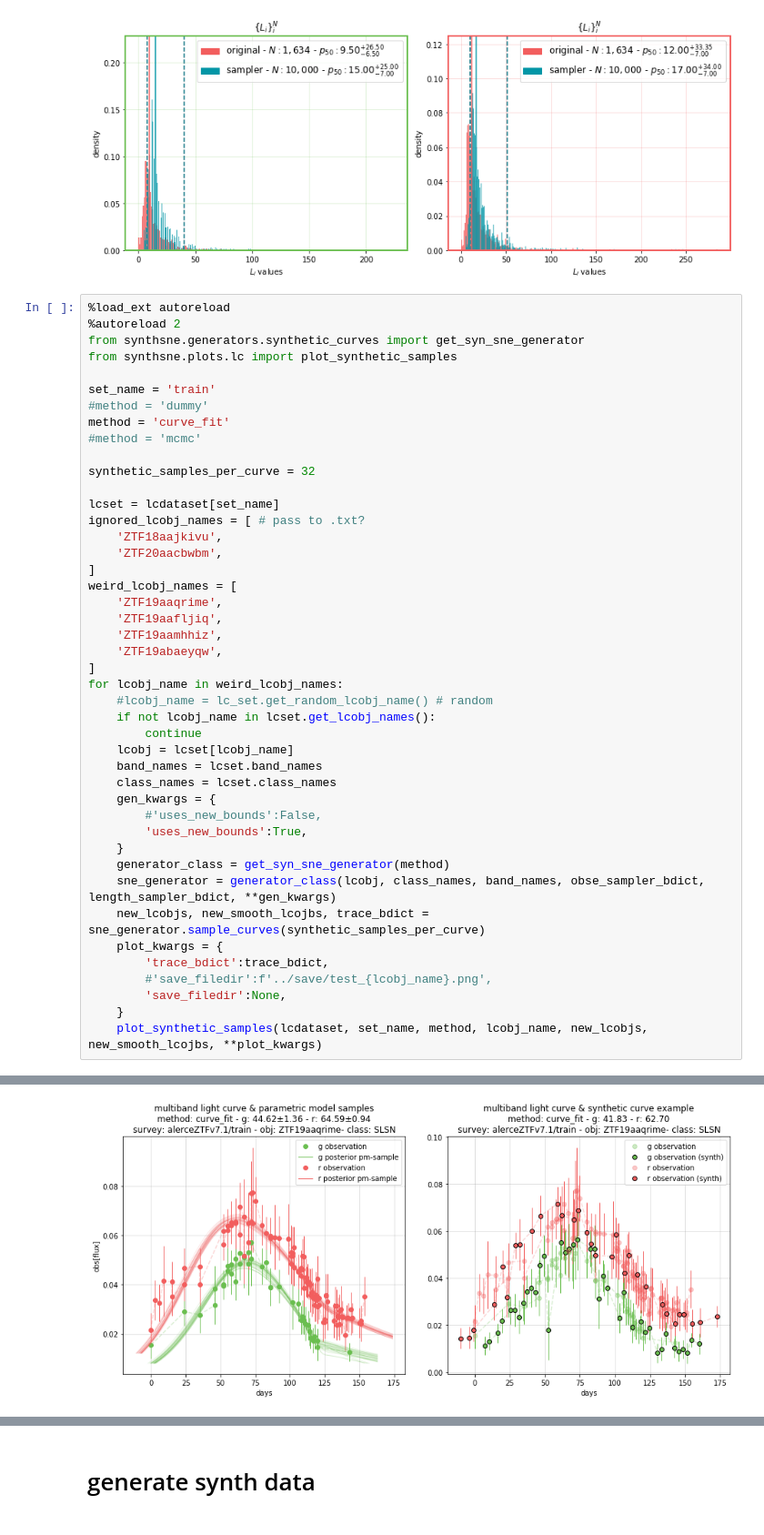
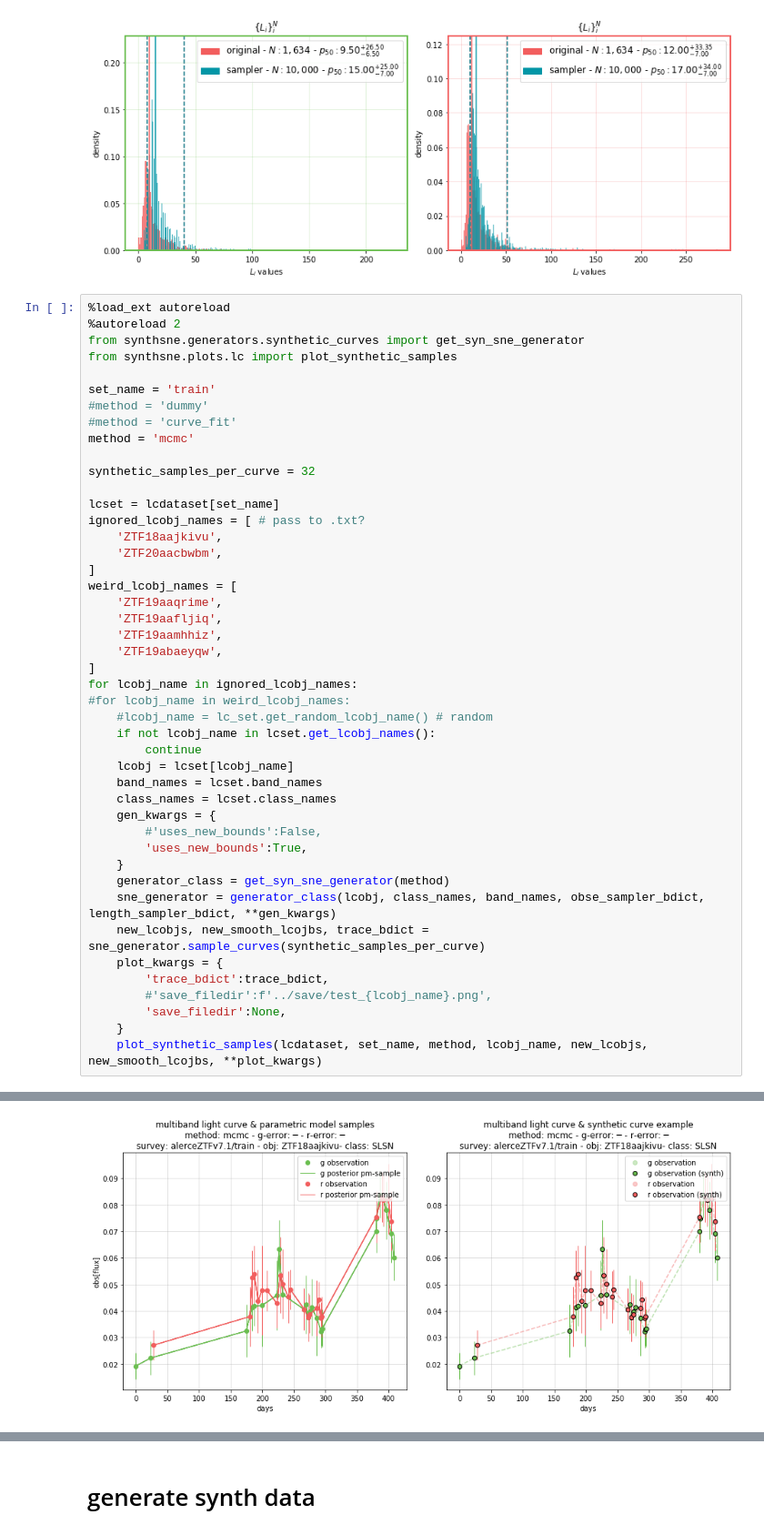
Before and after one commit to oscarpimentel/sne-lightcurves-synthetic, a Jupyter notebook: experiments/create_parametric_model_dataset.ipynb, the cells around one changed output, grey strips where cells are left out. Shown at 91% size. Drawn from its saved outputs; the diff is of its cells as text.

```diff
--- a/experiments/create_parametric_model_dataset.ipynb
+++ b/experiments/create_parametric_model_dataset.ipynb
@@ -102,8 +102,8 @@ from synthsne.plots.lc import plot_synthetic_samples
 
 set_name = 'train'
 #method = 'dummy'
-method = 'curve_fit'
-#method = 'mcmc'
+#method = 'curve_fit'
+method = 'mcmc'
 
 synthetic_samples_per_curve = 32
 
@@ -113,32 +113,33 @@ ignored_lcobj_names = [ # pass to .txt?
     'ZTF20aacbwbm',
 ]
 weird_lcobj_names = [
     'ZTF19aaqrime',
     'ZTF19aafljiq',
     'ZTF19aamhhiz',
     'ZTF19abaeyqw',
 ]
-for lcobj_name in weird_lcobj_names:
+for lcobj_name in ignored_lcobj_names:
+#for lcobj_name in weird_lcobj_names:
     #lcobj_name = lc_set.get_random_lcobj_name() # random
     if not lcobj_name in lcset.get_lcobj_names():
         continue
     lcobj = lcset[lcobj_name]
     band_names = lcset.band_names
     class_names = lcset.class_names
     gen_kwargs = {
         #'uses_new_bounds':False,
         'uses_new_bounds':True,
     }
     generator_class = get_syn_sne_generator(method)
     sne_generator = generator_class(lcobj, class_names, band_names, obse_sampler_bdict, length_sampler_bdict, **gen_kwargs)
     new_lcobjs, new_smooth_lcojbs, trace_bdict = sne_generator.sample_curves(synthetic_samples_per_curve)
     plot_kwargs = {
         'trace_bdict':trace_bdict,
         #'save_filedir':f'../save/test_{lcobj_name}.png',
         'save_filedir':None,
     }
     plot_synthetic_samples(lcdataset, set_name, method, lcobj_name, new_lcobjs, new_smooth_lcojbs, **plot_kwargs)
 # %% [output]
 The autoreload extension is already loaded. To reload it, use:
   %reload_ext autoreload
-[figure, old version]
+[figure, new version]
```
Also changed, not shown: parts of 2 cells of this notebook, 4 other files.
